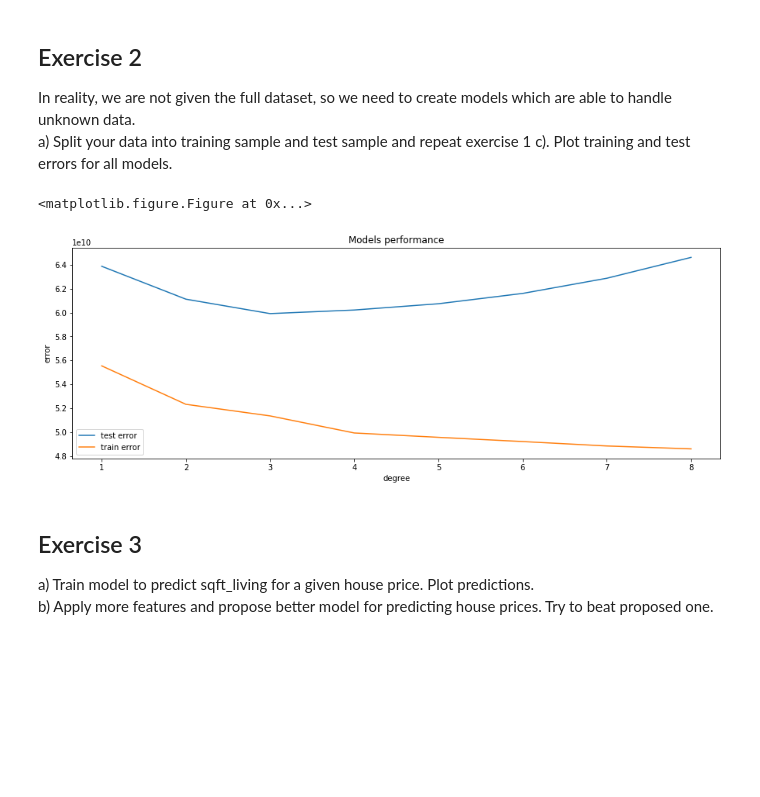
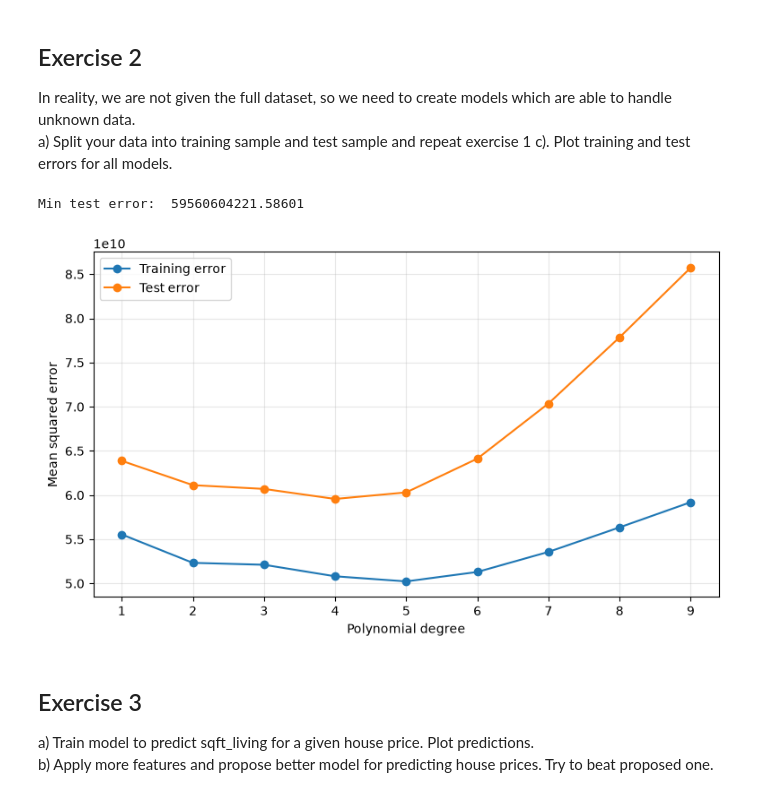
Before and after one commit to mwojtyna/uj, a Jupyter notebook: data-science/3_Assignment_Regression_primer.ipynb, the cells around one changed output. Cells and saved outputs as stored; diff of their text form; code cells hidden in the pictures; blank space fills up the shorter version.

```diff
--- a/data-science/3_Assignment_Regression_primer.ipynb
+++ b/data-science/3_Assignment_Regression_primer.ipynb
@@ -74,17 +74,44 @@ plt.show()
 ## Exercise 2
 In reality, we are not given the full dataset, so we need to create models which are able to handle unknown data.
 a) Split your data into training sample and test sample and repeat exercise 1 c). Plot training and test errors for all models.
-# %%
-#a)
-
-for order in range(1,9):
-
-    X_train, X_test, y_train, y_test = train_test_split(X_order, y, test_size=0.3, random_state=44)
-
-    ...
-# %% [output]
-<matplotlib.figure.Figure at 0x...>
-[figure, removed]
+# %%
+#a)
+X_train, X_test, y_train, y_test = train_test_split(
+    X, y, test_size=0.3, random_state=44
+)
+
+N = 9
+train_errors = []
+test_errors = []
+
+for order in range(1, N+1):
+    poly = PolynomialFeatures(order, include_bias=False)
+    X_train_poly = poly.fit_transform(X_train, y_train)
+    X_test_poly = poly.transform(X_test)
+
+    model = LinearRegression()
+    model.fit(X_train_poly, y_train)
+
+    train_pred = model.predict(X_train_poly)
+    test_pred = model.predict(X_test_poly)
+
+    train_errors.append(mean_squared_error(y_train, train_pred))
+    test_errors.append(mean_squared_error(y_test, test_pred))
+
+print("Min test error: ", min(test_errors))
+
+plt.figure(figsize=(9, 5))
+plt.plot(degrees, train_errors, "o-", label="Training error")
+plt.plot(degrees, test_errors, "o-", label="Test error")
+plt.xlabel("Polynomial degree")
+plt.ylabel("Mean squared error")
+plt.xticks(degrees)
+plt.legend()
+plt.grid(alpha=0.3)
+plt.show()
+# %% [output]
+Min test error:  59560604221.58601
+[figure, added]
 # %% [markdown]
 ## Exercise 3
 a) Train model to predict sqft_living for a given house price. Plot predictions.
```
